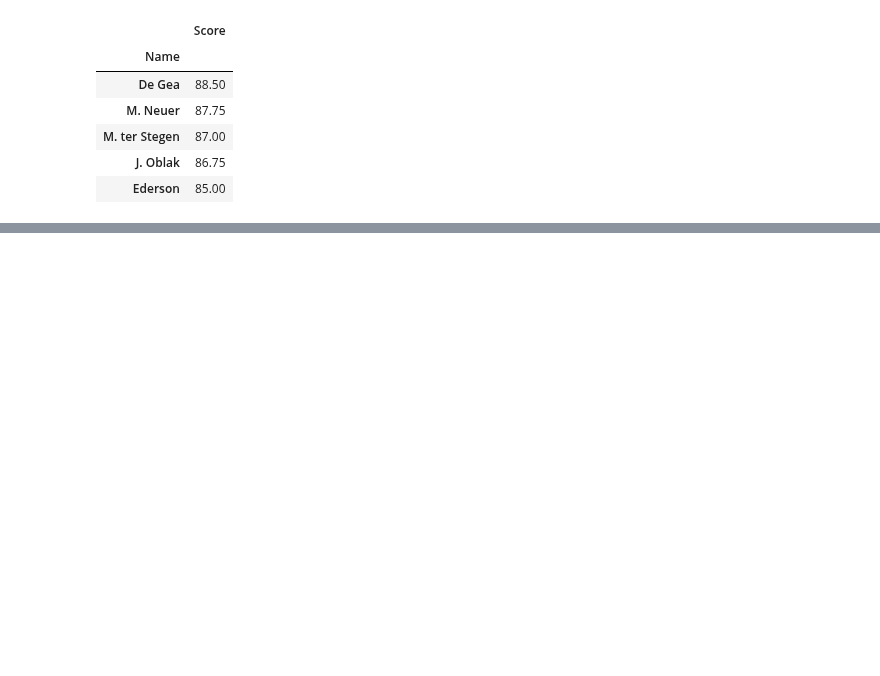
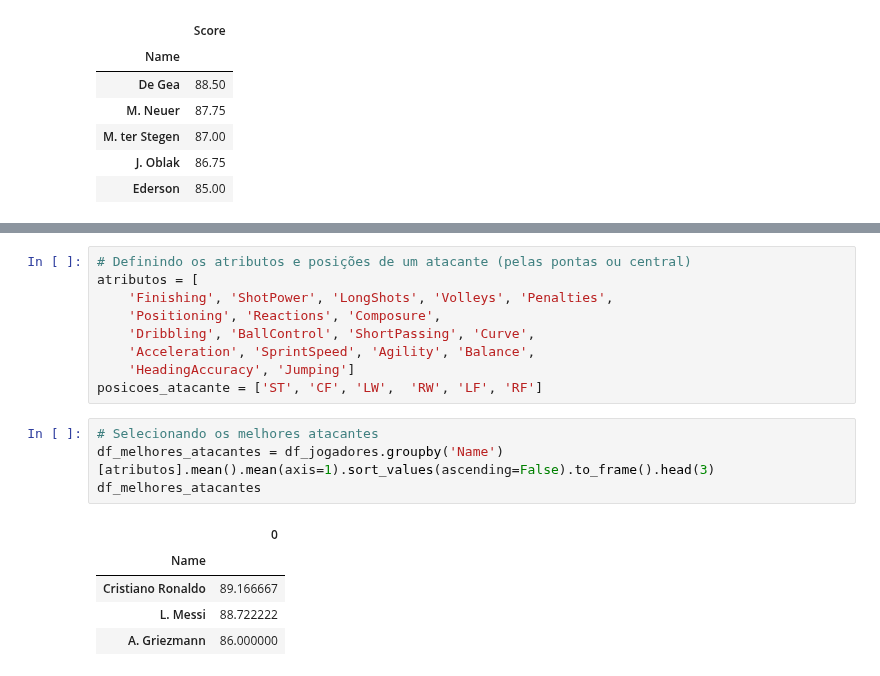
Before and after one commit to matheuspfferreira/python_data_science, a Jupyter notebook: Jogadores de Futebol - 04/notebook/nb_jogadores_futebol.ipynb, the cells around one changed output, grey strips where cells are left out. Drawn from its saved outputs; the diff is of its cells as text; blank space fills up the shorter version.

```diff
--- a/Jogadores de Futebol - 04/notebook/nb_jogadores_futebol.ipynb
+++ b/Jogadores de Futebol - 04/notebook/nb_jogadores_futebol.ipynb
@@ -209,0 +228,19 @@ df_melhores_goleiros
+# %%
+# Definindo os atributos e posições de um atacante (pelas pontas ou central)
+atributos = [
+    'Finishing', 'ShotPower', 'LongShots', 'Volleys', 'Penalties',
+    'Positioning', 'Reactions', 'Composure',
+    'Dribbling', 'BallControl', 'ShortPassing', 'Curve',
+    'Acceleration', 'SprintSpeed', 'Agility', 'Balance',
+    'HeadingAccuracy', 'Jumping']
+posicoes_atacante = ['ST', 'CF', 'LW',  'RW', 'LF', 'RF']
+# %%
+# Selecionando os melhores atacantes
+df_melhores_atacantes = df_jogadores.groupby('Name')[atributos].mean().mean(axis=1).sort_values(ascending=False).to_frame().head(3)
+df_melhores_atacantes
+# %% [output]
+|  | 0 |
+| Name |  |
+| Cristiano Ronaldo | 89.166667 |
+| L. Messi | 88.722222 |
+| A. Griezmann | 86.000000 |
```
Also changed, not shown: parts of 4 cells of this notebook.
